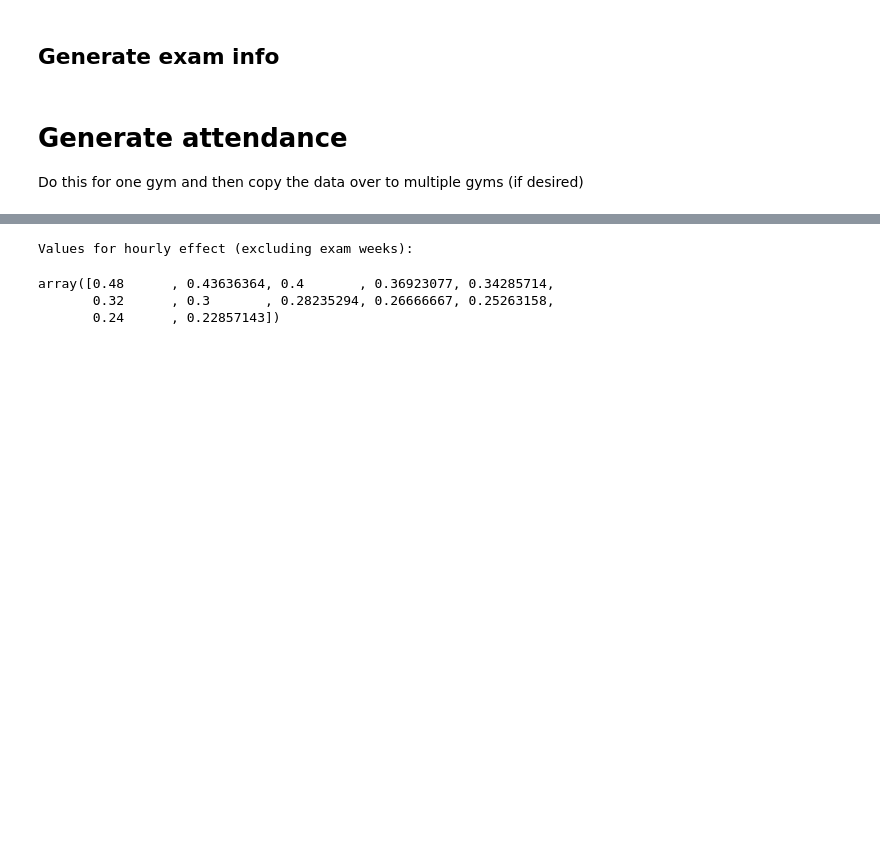
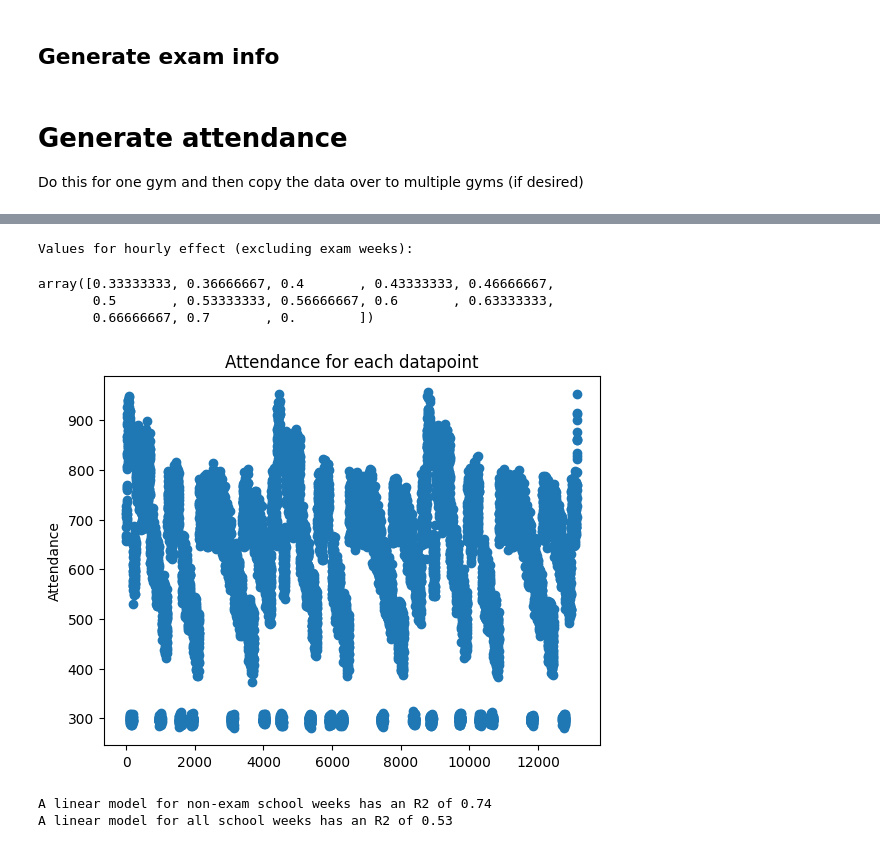
Before and after one commit to mcdejonge/data-prop, a Jupyter notebook: generate_student_sport_data.ipynb, the cells around one changed output, grey strips where cells are left out. Saved outputs shown, nothing was run; the diff lists cells and outputs as text; code cells hidden in the pictures; blank space fills up the shorter version.

```diff
--- a/generate_student_sport_data.ipynb
+++ b/generate_student_sport_data.ipynb
@@ -147,4 +137,5 @@ for date in df['date'].unique():
         new_row.at['hour'] = hour
         new_rows.append(new_row)
 pd.options.mode.chained_assignment = "warn"
-df = pd.DataFrame(new_rows)
+df = pd.DataFrame(new_rows).reset_index().drop(columns=['index'])
+df
@@ -151,19 +156,54 @@ df = pd.DataFrame(new_rows)
 # %%
 # Generate a linear effect, increasing attendance every hour except during exam weeks
-#hourly_effect_coefficient
 df['attendance_hourly_effect'] = 0.0
-df.loc[df['exam_week'] == False, 'attendance_hourly_effect'] = (24 / df['hour']) * hourly_effect_coefficient
+df.loc[df['exam_week'] == False, 'attendance_hourly_effect'] =  hourly_effect_coefficient * (1 - ((24 - df['hour']) / 24))
 print("Values for hourly effect (excluding exam weeks):")
 df['attendance_hourly_effect'].unique()
 # %% [output]
 Values for hourly effect (excluding exam weeks):
-array([0.48      , 0.43636364, 0.4       , 0.36923077, 0.34285714,
-       0.32      , 0.3       , 0.28235294, 0.26666667, 0.25263158,
-       0.24      , 0.22857143])
+array([0.33333333, 0.36666667, 0.4       , 0.43333333, 0.46666667,
+       0.5       , 0.53333333, 0.56666667, 0.6       , 0.63333333,
+       0.66666667, 0.7       , 0.        ])
 # %%
 # Generate holiday multiplier
 df['holiday_multiplier'] = 1.0
 df.loc[df['is_holiday'], 'holiday_multiplier'] = holiday_multiplier
 # %%
-# Now generate the final attendance
-# df['']
+# Now generate the final attendance (without noise).
+
+
+df['attendance'] = (baseline_attendance +
+                    (baseline_attendance * df['attendance_ny_effect'])
+                     + (baseline_attendance * df['attendance_week_effect'])
+                      + (baseline_attendance * df['attendance_hourly_effect'])) * holiday_multiplier
+# %%
+# Apply some noise
+noise = np.random.normal(loc=0.5, scale=0.1, size = len(df))
+df.loc[df['attendance'] > 0, 'attendance'] = df['attendance'] + df['attendance'] * noise * noise_coefficient
+# %%
+
+plt.scatter(df.index, df['attendance'])
+plt.title('Attendance for each datapoint')
+plt.ylabel('Attendance')
+plt.xlabel('')
+plt.show()
+# %% [output]
+[figure, added]
+# %%
+# Test the R^2 scores for a linear model.
+
+df_no_exam = df[df['exam_week'] == False]
+model_no_exam = LinearRegression()
+model_no_exam.fit(df_no_exam[['school_week']], df_no_exam[['attendance']])
+no_exam_weeks_score = model_no_exam.score(df_no_exam[['school_week']], df_no_exam[['attendance']] )
+print(f'A linear model for non-exam school weeks has an R2 of {no_exam_weeks_score:.2f}')
+
+
+
+model_all = LinearRegression()
+model_all.fit(df[['school_week']], df[['attendance']])
+all_weeks_score = model_all.score(df[['school_week']], df[['attendance']] )
+print(f'A linear model for all school weeks has an R2 of {all_weeks_score:.2f}')
+# %% [output]
+A linear model for non-exam school weeks has an R2 of 0.74
+A linear model for all school weeks has an R2 of 0.53
```
Also changed, not shown: parts of 8 cells of this notebook, 1 other file.
